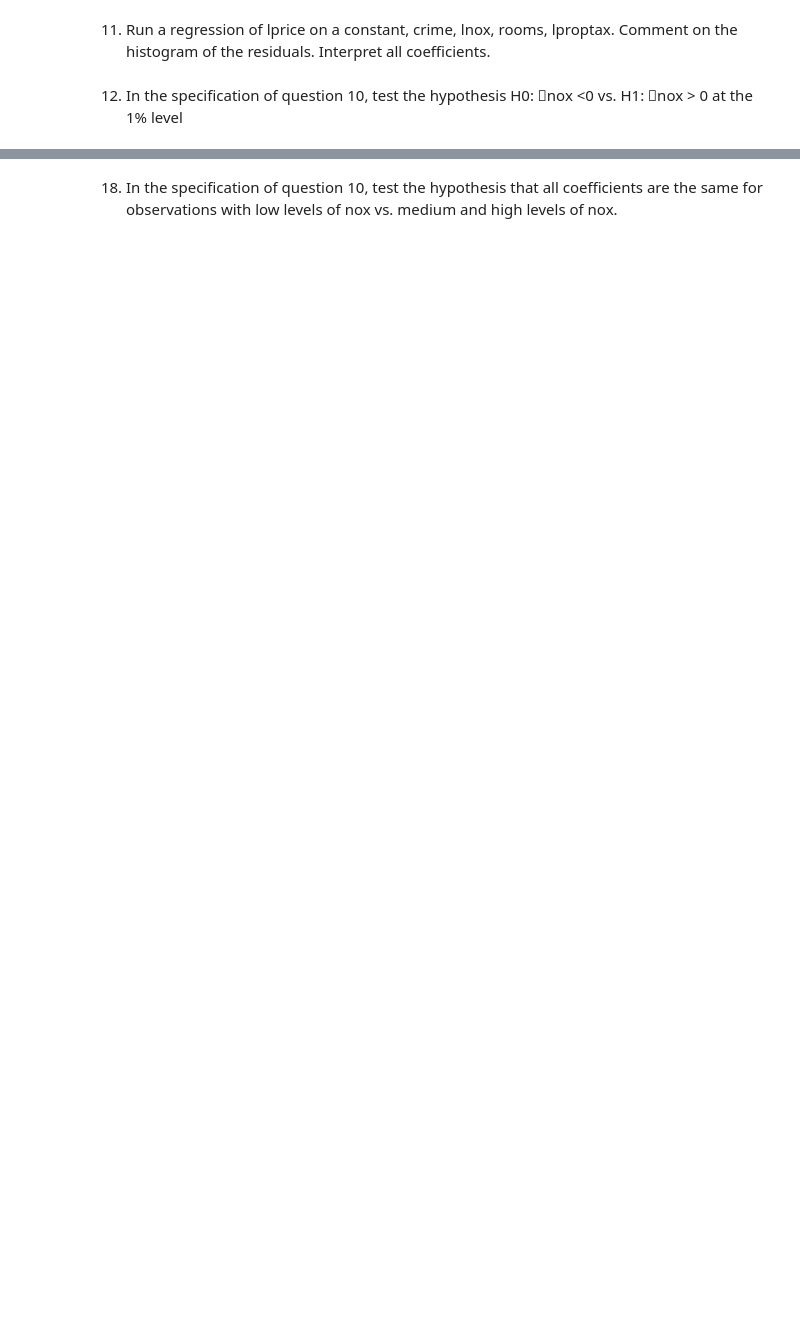
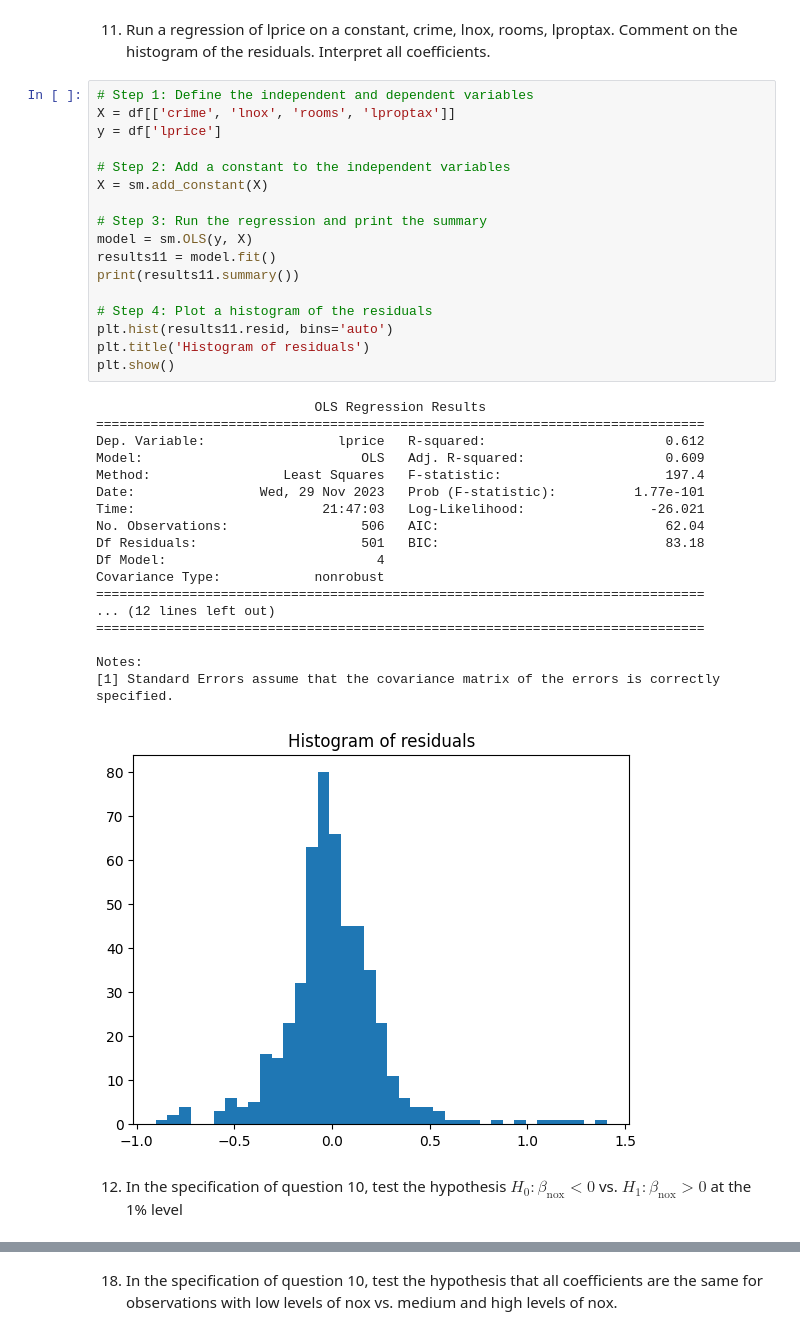
Before and after one commit to ArthurMbraga/MODS202-Econometrics, a Jupyter notebook: project.ipynb, the cells around one changed output, grey strips where cells are left out. Drawn from its saved outputs; the diff is of its cells as text; blank space fills up the shorter version.

```diff
--- a/project.ipynb
+++ b/project.ipynb
@@ -53,4 +151,40 @@ low, high = df['nox'].quantile([0.25, 0.75])
 # %% [markdown]
 11. Run a regression of lprice on a constant, crime, lnox, rooms, lproptax. Comment on the histogram of the residuals. Interpret all coefficients.
+# %%
+# Step 1: Define the independent and dependent variables
+X = df[['crime', 'lnox', 'rooms', 'lproptax']]
+y = df['lprice']
+
+# Step 2: Add a constant to the independent variables
+X = sm.add_constant(X)
+
+# Step 3: Run the regression and print the summary
+model = sm.OLS(y, X)
+results11 = model.fit()
+print(results11.summary())
+
+# Step 4: Plot a histogram of the residuals
+plt.hist(results11.resid, bins='auto')
+plt.title('Histogram of residuals')
+plt.show()
+# %% [output]
+                            OLS Regression Results
+==============================================================================
+Dep. Variable:                 lprice   R-squared:                       0.612
+Model:                            OLS   Adj. R-squared:                  0.609
+Method:                 Least Squares   F-statistic:                     197.4
+Date:                Wed, 29 Nov 2023   Prob (F-statistic):          1.77e-101
+Time:                        21:47:03   Log-Likelihood:                -26.021
+No. Observations:                 506   AIC:                             62.04
+Df Residuals:                     501   BIC:                             83.18
+Df Model:                           4
+Covariance Type:            nonrobust
+==============================================================================
+... (12 lines left out)
+==============================================================================
+
+Notes:
+[1] Standard Errors assume that the covariance matrix of the errors is correctly specified.
+[figure, added]
 # %% [markdown]
-12. In the specification of question 10, test the hypothesis H0: nox <0 vs. H1: nox > 0 at the 1% level
+12. In the specification of question 10, test the hypothesis $H_0:\beta_{\text{nox}} <0$ vs. $H_1: \beta_{\text{nox}} > 0$ at the 1% level
```
Also changed, not shown: parts of 23 cells of this notebook.
